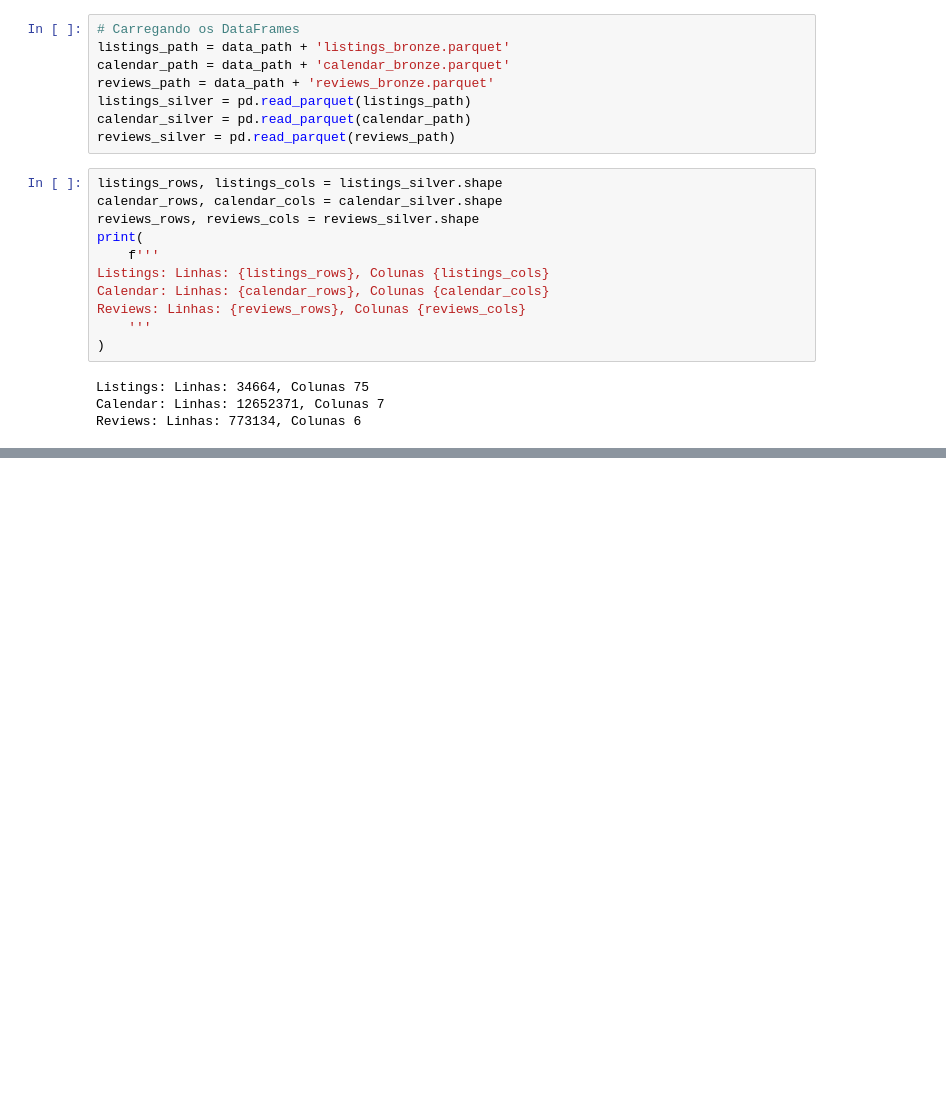
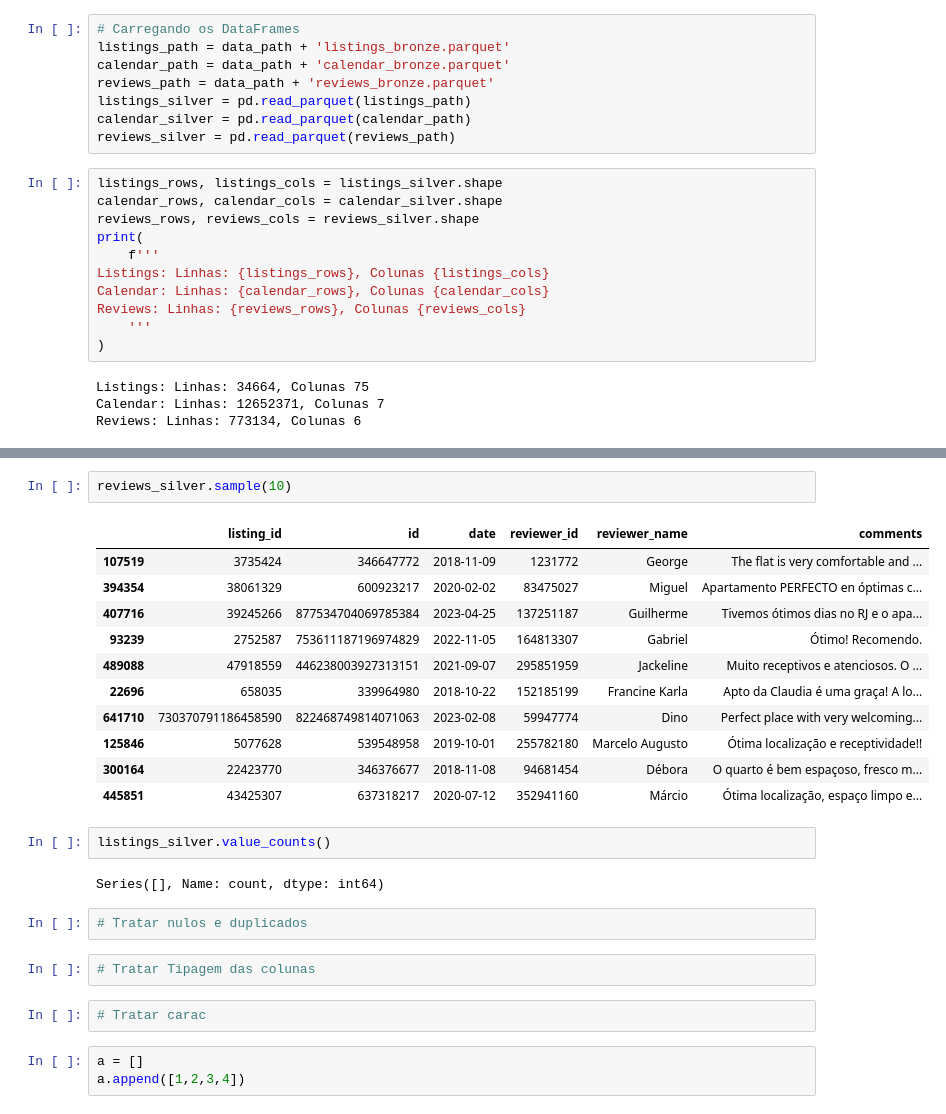
Before and after one commit to JhonCostaDev/Ada-Coders-2024, a Jupyter notebook: data_engineering/Analytics_Engineering/projeto/limpeza_silver.ipynb, the cells around one changed output, grey strips where cells are left out. Saved outputs shown, nothing was run; the diff lists cells and outputs as text; blank space fills up the shorter version.

```diff
--- a/data_engineering/Analytics_Engineering/projeto/limpeza_silver.ipynb
+++ b/data_engineering/Analytics_Engineering/projeto/limpeza_silver.ipynb
@@ -43,0 +110,27 @@ listings_silver
+# %%
+reviews_silver.sample(10)
+# %% [output]
+|  | listing_id | id | date | reviewer_id | reviewer_name | comments |
+| 107519 | 3735424 | 346647772 | 2018-11-09 | 1231772 | George | The flat is very comfortable and ... |
+| 394354 | 38061329 | 600923217 | 2020-02-02 | 83475027 | Miguel | Apartamento PERFECTO en óptimas c... |
+| 407716 | 39245266 | 877534704069785384 | 2023-04-25 | 137251187 | Guilherme | Tivemos ótimos dias no RJ e o apa... |
+| 93239 | 2752587 | 753611187196974829 | 2022-11-05 | 164813307 | Gabriel | Ótimo! Recomendo. |
+| 489088 | 47918559 | 446238003927313151 | 2021-09-07 | 295851959 | Jackeline | Muito receptivos e atenciosos. O ... |
+| 22696 | 658035 | 339964980 | 2018-10-22 | 152185199 | Francine Karla | Apto da Claudia é uma graça! A lo... |
+| 641710 | 730370791186458590 | 822468749814071063 | 2023-02-08 | 59947774 | Dino | Perfect place with very welcoming... |
+| 125846 | 5077628 | 539548958 | 2019-10-01 | 255782180 | Marcelo Augusto | Ótima localização e receptividade!! |
+| 300164 | 22423770 | 346376677 | 2018-11-08 | 94681454 | Débora | O quarto é bem espaçoso, fresco m... |
+| 445851 | 43425307 | 637318217 | 2020-07-12 | 352941160 | Márcio | Ótima localização, espaço limpo e... |
+# %%
+listings_silver.value_counts()
+# %% [output]
+Series([], Name: count, dtype: int64)
+# %%
+# Tratar nulos e duplicados
+# %%
+# Tratar Tipagem das colunas
+# %%
+# Tratar carac
+# %%
+a = []
+a.append([1,2,3,4])
```
Also changed, not shown: parts of 9 cells of this notebook.
